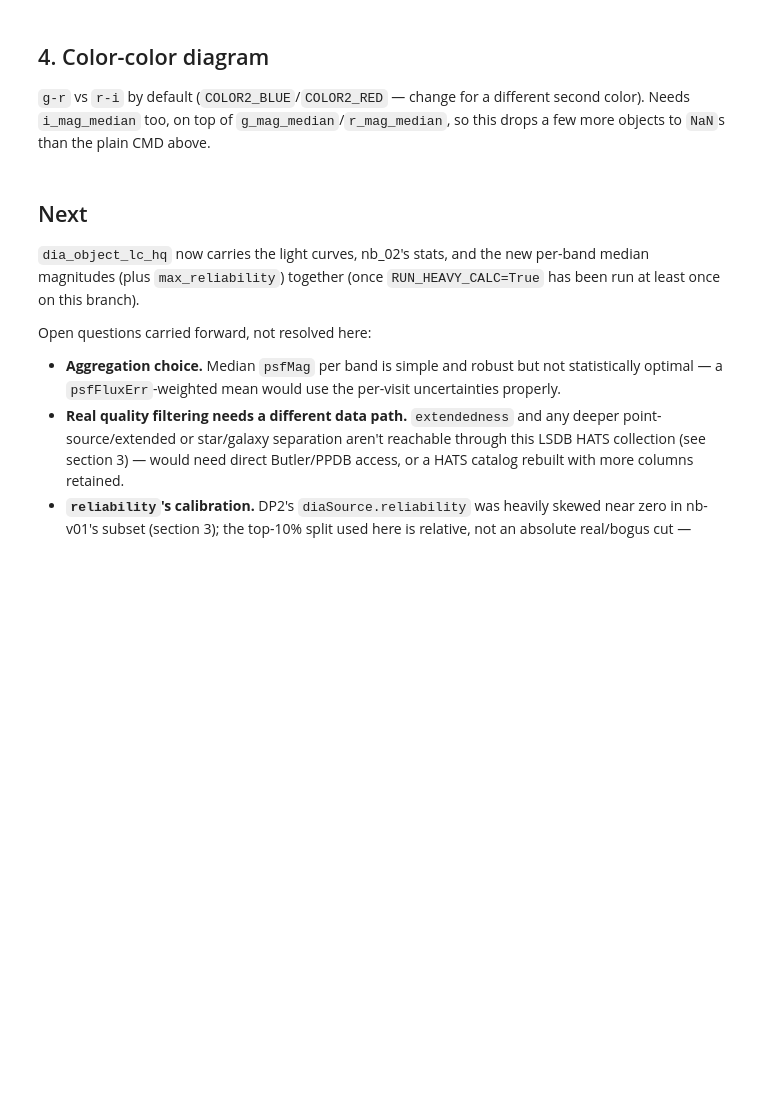
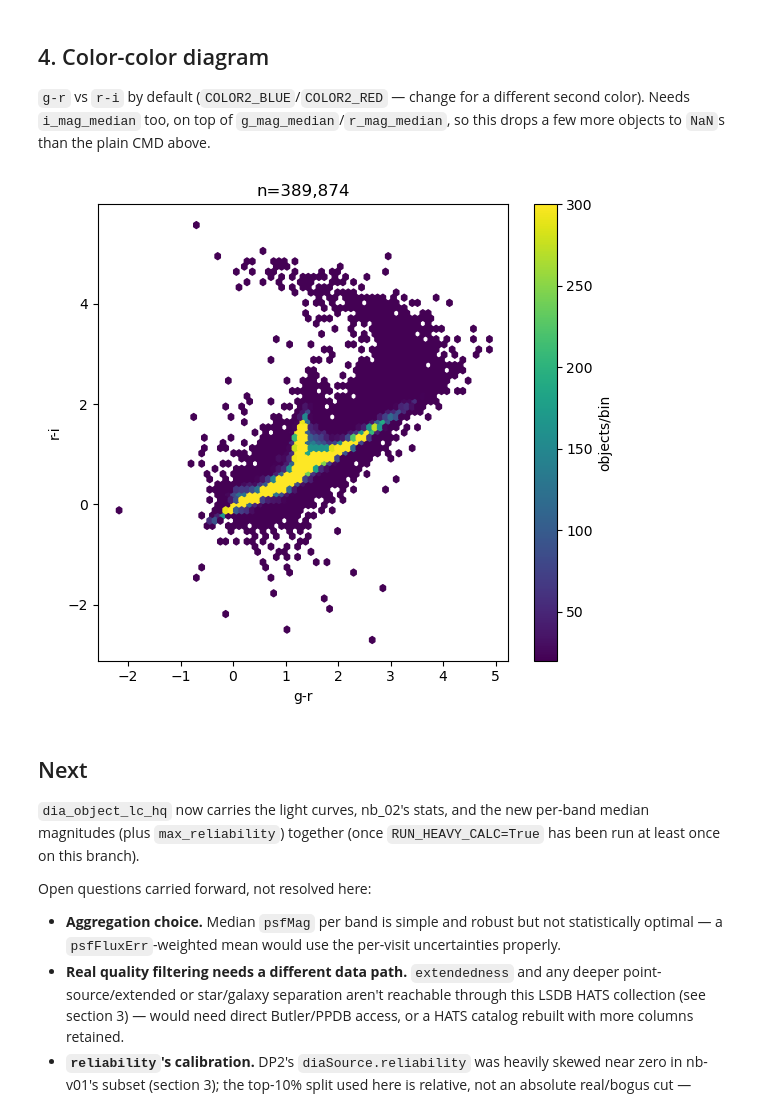
Before and after one commit to ShrRa/dp2_trieste_hands_on, a Jupyter notebook: notebooks/03_color_mag_diagram.ipynb, the cells around one changed output. Saved outputs shown, nothing was run; the diff lists cells and outputs as text; code cells hidden in the pictures; blank space fills up the shorter version.

```diff
--- a/notebooks/03_color_mag_diagram.ipynb
+++ b/notebooks/03_color_mag_diagram.ipynb
@@ -314,21 +385,14 @@ objects to `NaN`s than the plain CMD above.
 # %%
-COLOR2_BLUE = "r"
-COLOR2_RED = "i"
-
-cc_cols = sorted({f"{COLOR_BAND_BLUE}_mag_median", f"{COLOR_BAND_RED}_mag_median", f"{COLOR2_BLUE}_mag_median", f"{COLOR2_RED}_mag_median"})
-cc_df = hq_cat[["diaObjectId", *cc_cols]].compute()
-cc_df = cc_df.dropna(subset=cc_cols)
-cc_df["color1"] = cc_df[f"{COLOR_BAND_BLUE}_mag_median"] - cc_df[f"{COLOR_BAND_RED}_mag_median"]
-cc_df["color2"] = cc_df[f"{COLOR2_BLUE}_mag_median"] - cc_df[f"{COLOR2_RED}_mag_median"]
-print(cc_df.shape)
-
 fig, ax = plt.subplots(figsize=(6, 5.5))
-hb = ax.hexbin(cc_df["color1"], cc_df["color2"], gridsize=70, cmap="viridis", mincnt=1)
+hb = ax.hexbin(cc_df["color1"], cc_df["color2"], gridsize=70, cmap="viridis",
+               mincnt=1,vmin=20,vmax=300)
 ax.set_xlabel(f"{COLOR_BAND_BLUE}-{COLOR_BAND_RED}")
 ax.set_ylabel(f"{COLOR2_BLUE}-{COLOR2_RED}")
 ax.set_title(f"n={len(cc_df):,}")
 fig.colorbar(hb, ax=ax, label="objects/bin")
 fig.tight_layout()
+# %% [output]
+[figure, added]
 # %% [markdown]
 ## Next
 
```
Also changed, not shown: parts of 8 cells of this notebook, 3 other files.
